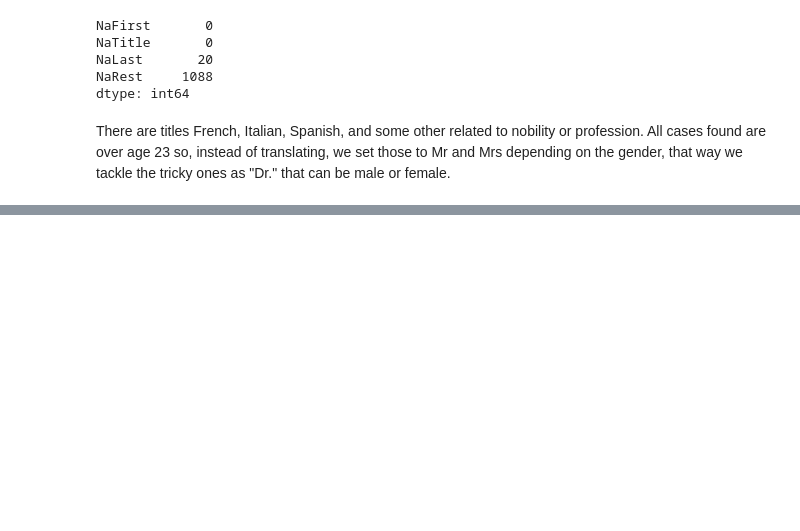
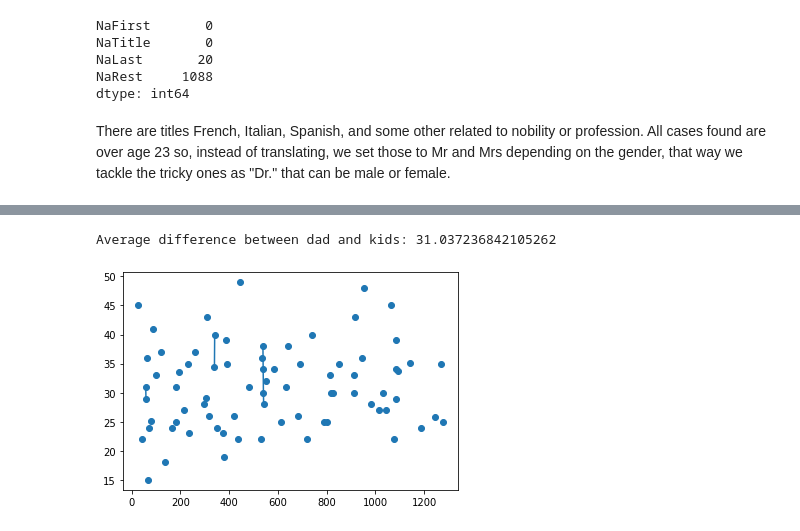
Before and after one commit to sernormungom/myCodeSampleNotebooks, a Jupyter notebook: titanic.ipynb, the cells around one changed output, grey strips where cells are left out. Saved outputs shown, nothing was run; the diff lists cells and outputs as text; code cells hidden in the pictures; blank space fills up the shorter version.

```diff
--- a/titanic.ipynb
+++ b/titanic.ipynb
@@ -530,4 +140,0 @@ data[data.newFare==1]['newFare'] = data['Fare'].values/data['CabinNumber'].value
-# %%
-sns.set()
-sns.pairplot(x ,height = 1.5)
-plt.show()
@@ -537,0 +354,8 @@ data.columns
+# %%
+dfall['toPlot'] = pd.to_numeric(dfall['difAgeDad'], errors='coerce')
+plt.plot(dfall['toPlot'], marker='o', linestyle='-')
+avgDifAgeDad=dfall['toPlot'].mean()
+print("Average difference between dad and kids:",avgDifAgeDad)
+# %% [output]
+Average difference between dad and kids: 31.037236842105262
+[figure, added]
```
Also changed, not shown: parts of 120 cells of this notebook.
